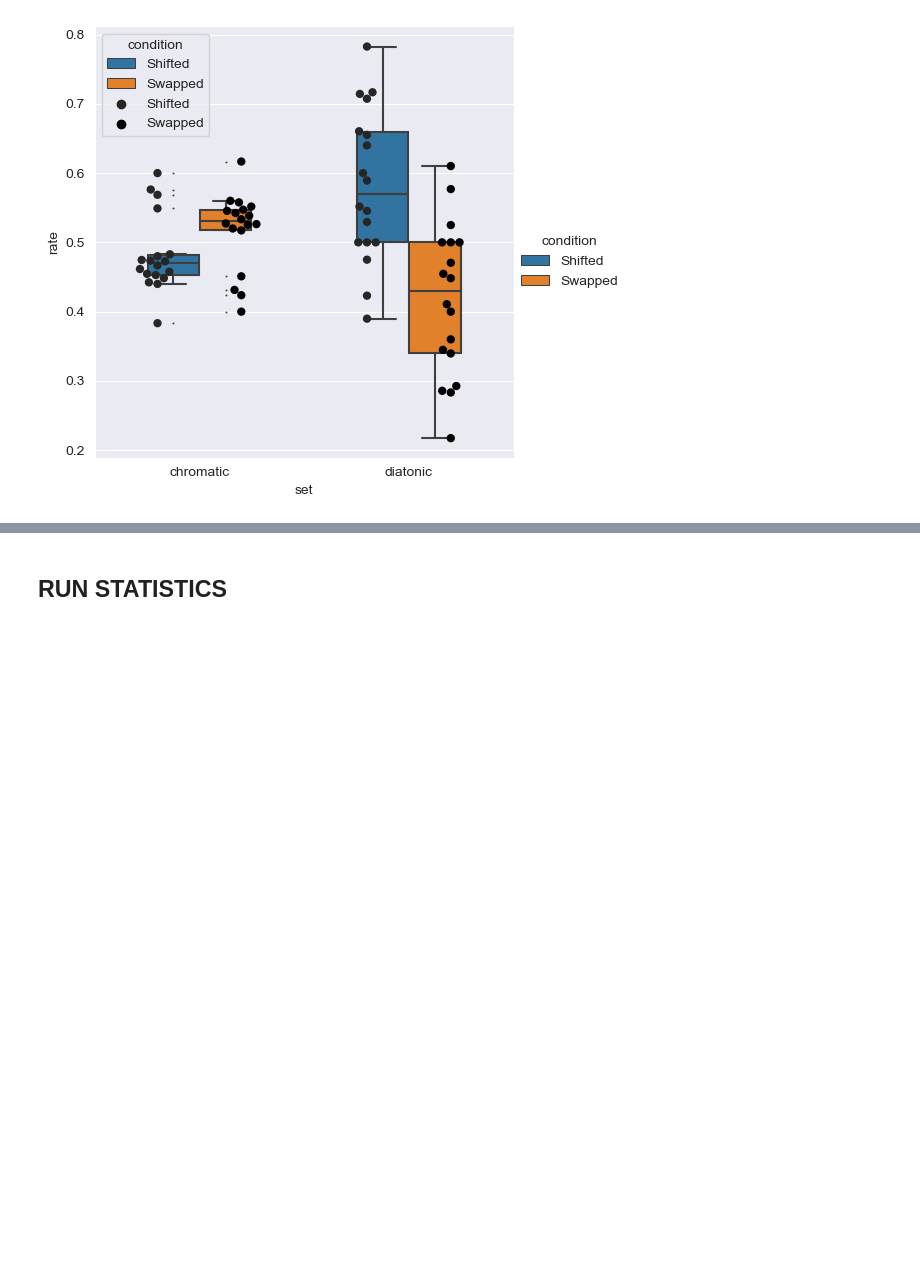
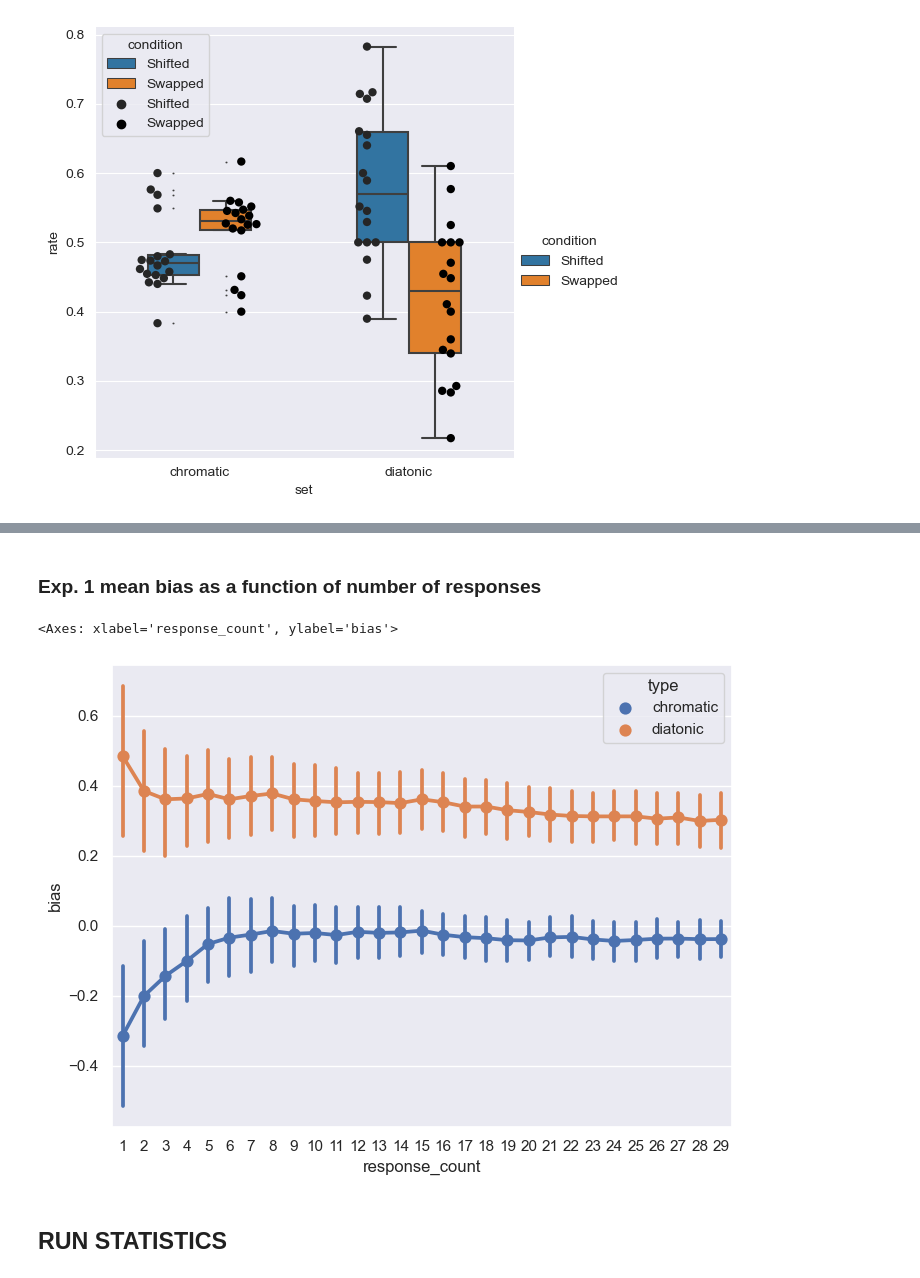
Before and after one commit to MichaelSel/set_membership_paper, a Jupyter notebook: 4. Supplementary Figures.ipynb, the cells around one changed output, grey strips where cells are left out. Saved outputs shown, nothing was run; the diff lists cells and outputs as text; code cells hidden in the pictures; blank space fills up the shorter version.

```diff
--- a/4. Supplementary Figures.ipynb
+++ b/4. Supplementary Figures.ipynb
@@ -158,3 +207,67 @@ ax.savefig(ROOT_DIR + "/Plots/StudyI_musicianship.svg", format="svg", dpi=300)
+# %% [markdown]
+### Exp. 1 mean bias as a function of number of responses
+# %%
+temp = studyI_TL
+
+# Only keep rows with length 12 or 16
+temp = temp[temp['length'] >= 12]
+
+# Remove subjects who didn't understand the task
+temp = temp[temp['understood task'] == True]
+
+# Remove neither trials
+temp = temp[temp['response'] != 'neither']
+
+# Sort by 'subject', 'type', and 'time'
+temp = temp.sort_values(by=['subject', 'type', 'time'])
+
+temp_totals = temp
+
+
+
+for i in range(1,30):
+    # For each subject and type count how many times "chose" is equal to "shifted" in the first i rows of each group
+    temp3 = temp.groupby(['subject', 'type']).apply(lambda x: (x['chose'] == 'shifted').head(i).sum()/i).reset_index(name='responses_'+str(i))
+
+    # Add the new column to the temp_totals df
+    temp_totals = temp_totals.merge(temp3, on=['subject', 'type'], how='left')
+
+
+
+
+
+
+# Create new df with columns 'subject', 'type', 'response_count' (omit "responses_" from 'responses_'+str(i)), 'value'
+temp_totals = pd.melt(temp_totals, id_vars=['subject', 'type'], value_vars=[col for col in temp_totals.columns if 'responses_' in col], var_name='response_count', value_name='rate_shifted')
+
+# Remove duplicates
+temp_totals = temp_totals.drop_duplicates()
+
+temp_totals['rate_swapped'] = 1 - temp_totals['rate_shifted']
+
+temp_totals['bias'] = temp_totals['rate_shifted'] - temp_totals['rate_swapped']
+
+
+
+# Rename 'responses_' to ''
+temp_totals['response_count'] = temp_totals['response_count'].str.replace('responses_','')
+#
+# Convert 'response_count' to int
+temp_totals['response_count'] = temp_totals['response_count'].astype(int)
+
+# Make the plot very wide
+sns.set(rc={'figure.figsize':(8,6)})
+
+sns.pointplot(y="bias", x="response_count", hue='type', data=temp_totals,errorbar=('ci', 95))
+#
+#
+#
+#
+#
+#
+# %% [output]
+<Axes: xlabel='response_count', ylabel='bias'>
+[figure, added]
 # %% [markdown]
 ## RUN STATISTICS
 # %%
```
Also changed, not shown: parts of 5 cells of this notebook.
